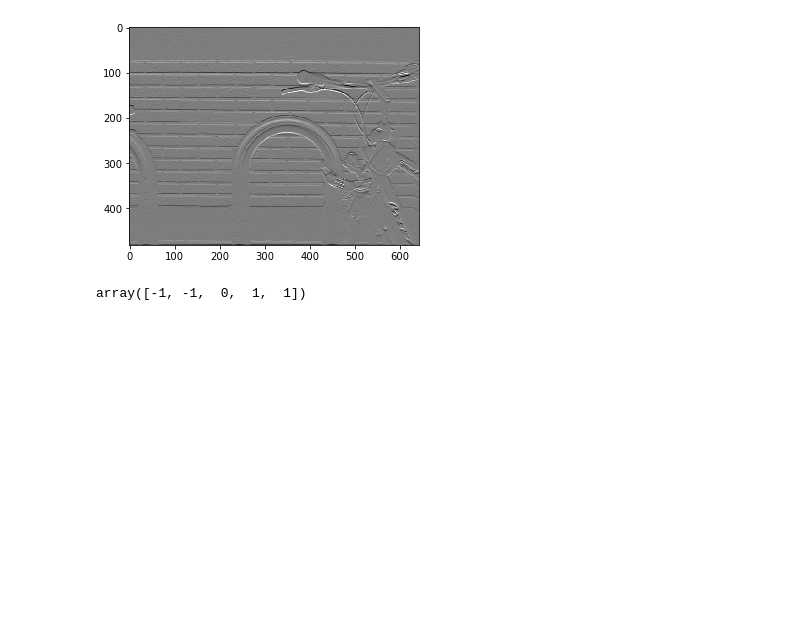
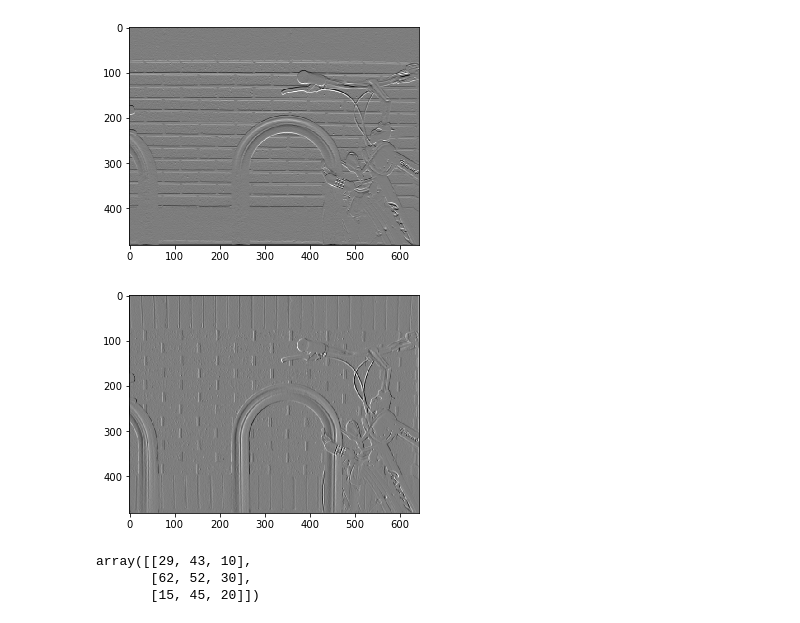
Before and after one commit to kcchiu/Introducing-Python, a Jupyter notebook: Fall_2017/CIS-581/Homework/HW1/Homework-1.ipynb, the cells around one changed output. Drawn from its saved outputs; the diff is of its cells as text; code cells hidden in the pictures; blank space fills up the shorter version.

```diff
--- a/Fall_2017/CIS-581/Homework/HW1/Homework-1.ipynb
+++ b/Fall_2017/CIS-581/Homework/HW1/Homework-1.ipynb
@@ -39,10 +39,35 @@ plt.imshow(horz_sobel,cmap='gray')
 plt.show()
 # %% [output]
 [figure]
-# %%
-fx = np.asarray([-1,0,1])
-fy = np.asarray([1,1,1])u
-aa = signal.convolve(fx,fy)
-aa
-# %% [output]
-array([-1, -1,  0,  1,  1])
+# %%
+# -- X gradient - Sobel Operator --
+xx=-1
+yy=1
+f3 = np.asarray([[xx, 0, yy], [xx, 0, yy], [xx, 0, yy]])
+
+# -- Convolve image with kernel f1 -> This highlights the vertical edges in the image --
+vertical_sobel =  signal.convolve2d(img1,f3)# Write code here to convolve img1 with f1
+
+# -- Display the image --
+# Write code here to displayu the image 'vertical_sobel' (hint: use plt.imshow with a color may of gray)
+plt.imshow(vertical_sobel,cmap='gray')
+plt.show()
+# %% [output]
+[figure, added]
+# %%
+#i = np.asarray([[1,5,2], [7,8,6], [3,9,4]])
+it = np.asarray([[0,0,0,0], [0,1,1,1], [0,1,1,1], [0,1,1,1]])
+iq = np.asarray([[1,1,1,0], [1,1,1,0], [1,1,1,0], [0,0,0,0]])
+f2 = np.asarray([[0.25,0.25,0], [0.25,0.25,0], [0,0,0]])
+f  = np.asarray([[0.125,0.125,0], [0.125,0.25,0.125], [0,0.125,0.125]])
+
+ii = np.asarray([[1,5,2],[7,8,6],[3,9,4]])
+ff = np.asarray([[3,0,0],[0,5,0],[0,0,0]])
+
+# -- Convolve image with kernel f1 -> This highlights the vertical edges in the image --
+vertical_sobel =  signal.convolve2d(ii,ff,mode='same')# Write code here to convolve img1 with f1
+vertical_sobel
+# %% [output]
+array([[29, 43, 10],
+       [62, 52, 30],
+       [15, 45, 20]])
```
Also changed, not shown: parts of 1 cell of this notebook.
